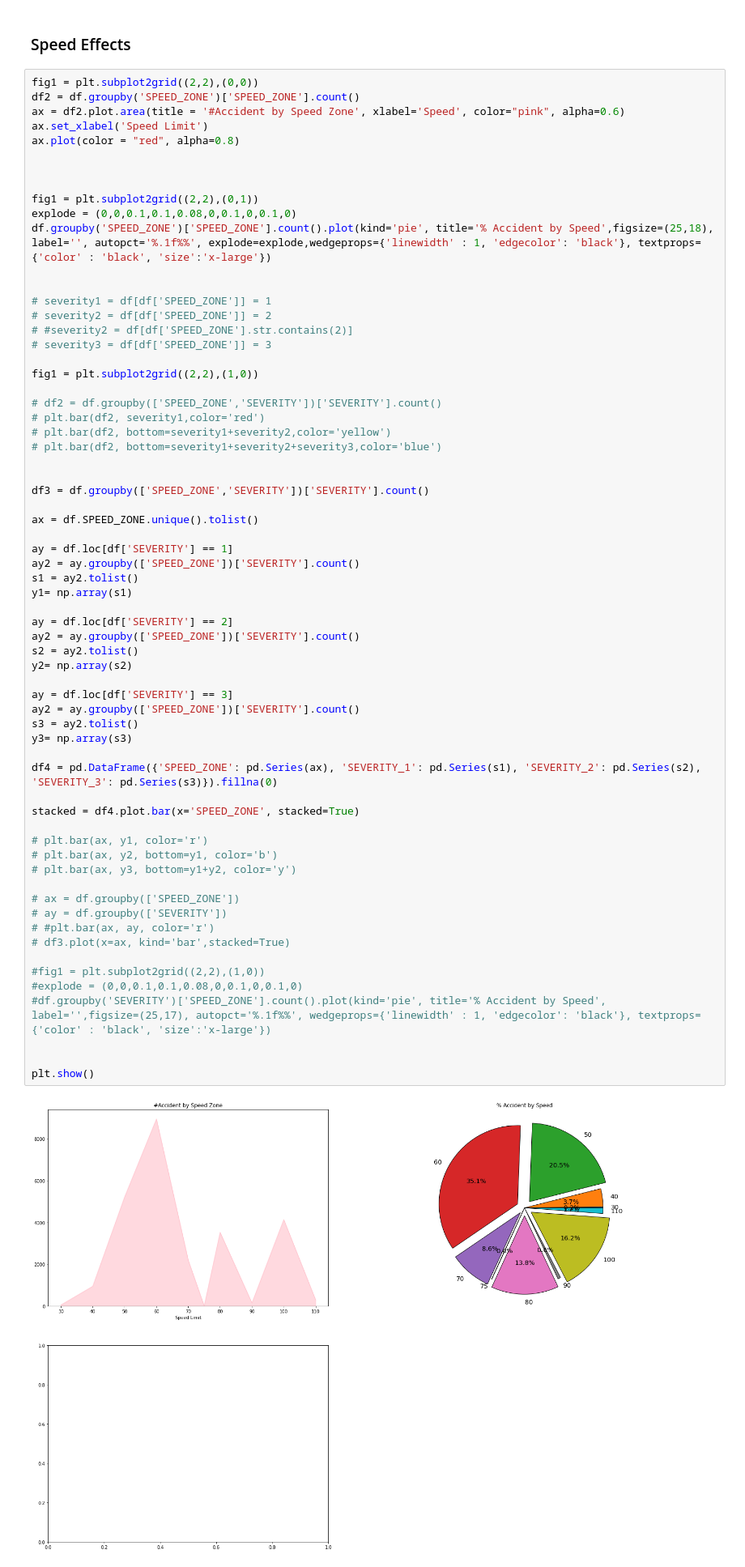
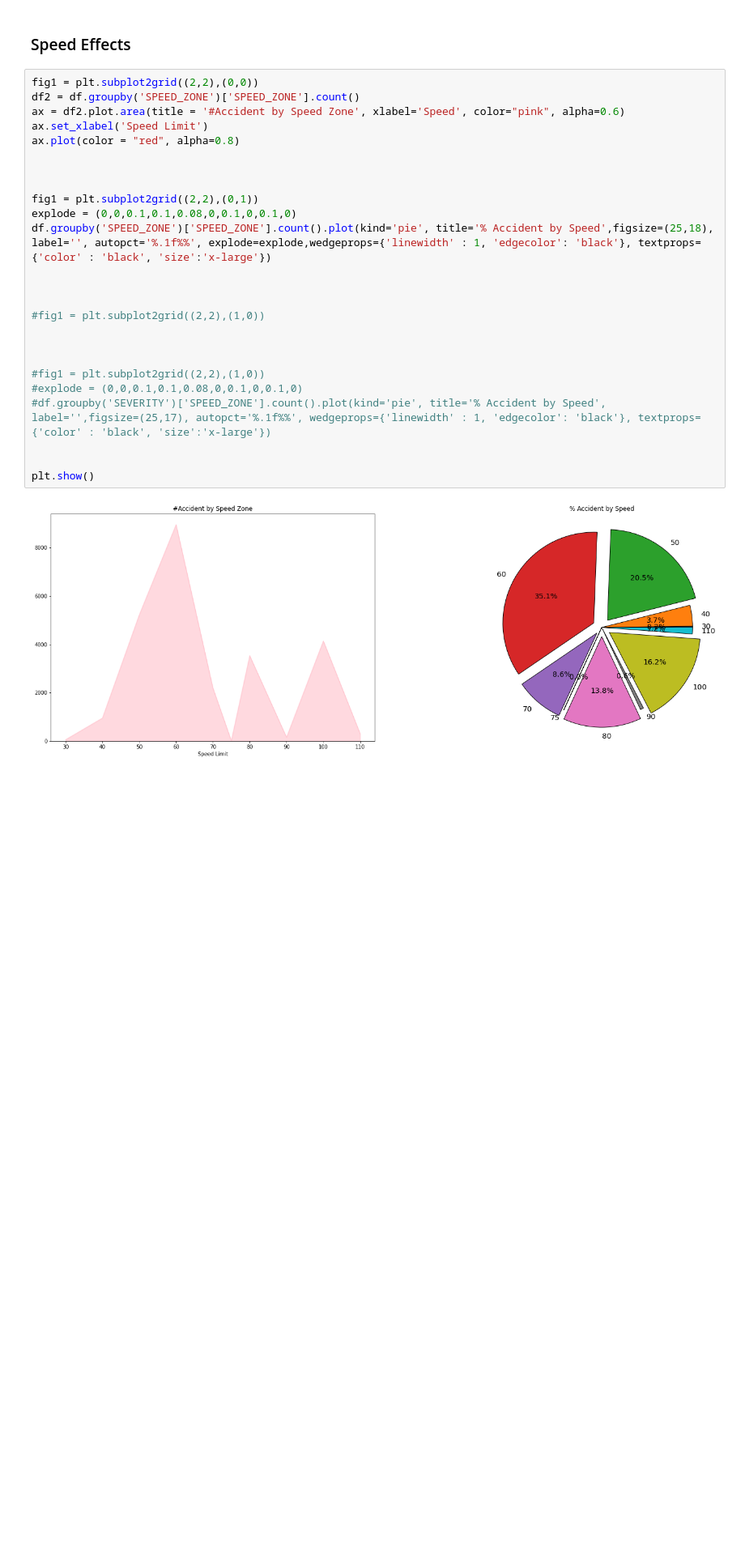
Before and after one commit to parthatulparekh/VIC_Road_Accident, a Jupyter notebook: Road_Accident.ipynb, the cells around one changed output. Shown at 81% size. Saved outputs shown, nothing was run; the diff lists cells and outputs as text; blank space fills up the shorter version.

```diff
--- a/Road_Accident.ipynb
+++ b/Road_Accident.ipynb
@@ -112,67 +116,27 @@ plt.show()
 # %%
 fig1 = plt.subplot2grid((2,2),(0,0))
 df2 = df.groupby('SPEED_ZONE')['SPEED_ZONE'].count()
 ax = df2.plot.area(title = '#Accident by Speed Zone', xlabel='Speed', color="pink", alpha=0.6)
 ax.set_xlabel('Speed Limit')
 ax.plot(color = "red", alpha=0.8)
 
 
 
 fig1 = plt.subplot2grid((2,2),(0,1))
 explode = (0,0,0.1,0.1,0.08,0,0.1,0,0.1,0)
 df.groupby('SPEED_ZONE')['SPEED_ZONE'].count().plot(kind='pie', title='% Accident by Speed',figsize=(25,18), label='', autopct='%.1f%%', explode=explode,wedgeprops={'linewidth' : 1, 'edgecolor': 'black'}, textprops={'color' : 'black', 'size':'x-large'})
 
 
-# severity1 = df[df['SPEED_ZONE']] = 1
-# severity2 = df[df['SPEED_ZONE']] = 2
-# #severity2 = df[df['SPEED_ZONE'].str.contains(2)]
-# severity3 = df[df['SPEED_ZONE']] = 3
 
-fig1 = plt.subplot2grid((2,2),(1,0))
-
-# df2 = df.groupby(['SPEED_ZONE','SEVERITY'])['SEVERITY'].count()
-# plt.bar(df2, severity1,color='red')
-# plt.bar(df2, bottom=severity1+severity2,color='yellow')
-# plt.bar(df2, bottom=severity1+severity2+severity3,color='blue')
+#fig1 = plt.subplot2grid((2,2),(1,0))
 
 
-df3 = df.groupby(['SPEED_ZONE','SEVERITY'])['SEVERITY'].count()
-
-ax = df.SPEED_ZONE.unique().tolist()
-
-ay = df.loc[df['SEVERITY'] == 1]
-ay2 = ay.groupby(['SPEED_ZONE'])['SEVERITY'].count()
-s1 = ay2.tolist()
-y1= np.array(s1)
-
-ay = df.loc[df['SEVERITY'] == 2]
-ay2 = ay.groupby(['SPEED_ZONE'])['SEVERITY'].count()
-s2 = ay2.tolist()
-y2= np.array(s2)
-
-ay = df.loc[df['SEVERITY'] == 3]
-ay2 = ay.groupby(['SPEED_ZONE'])['SEVERITY'].count()
-s3 = ay2.tolist()
-y3= np.array(s3)
-
-df4 = pd.DataFrame({'SPEED_ZONE': pd.Series(ax), 'SEVERITY_1': pd.Series(s1), 'SEVERITY_2': pd.Series(s2), 'SEVERITY_3': pd.Series(s3)}).fillna(0)
-
-stacked = df4.plot.bar(x='SPEED_ZONE', stacked=True)
-
-# plt.bar(ax, y1, color='r')
-# plt.bar(ax, y2, bottom=y1, color='b')
-# plt.bar(ax, y3, bottom=y1+y2, color='y')
-
-# ax = df.groupby(['SPEED_ZONE'])
-# ay = df.groupby(['SEVERITY'])
-# #plt.bar(ax, ay, color='r')
-# df3.plot(x=ax, kind='bar',stacked=True)
 
 #fig1 = plt.subplot2grid((2,2),(1,0))
 #explode = (0,0,0.1,0.1,0.08,0,0.1,0,0.1,0)
 #df.groupby('SEVERITY')['SPEED_ZONE'].count().plot(kind='pie', title='% Accident by Speed', label='',figsize=(25,17), autopct='%.1f%%', wedgeprops={'linewidth' : 1, 'edgecolor': 'black'}, textprops={'color' : 'black', 'size':'x-large'})
 
 
 plt.show()
 # %% [output]
-[figure, old version]
+[figure, new version]
```
Also changed, not shown: parts of 4 cells of this notebook.
